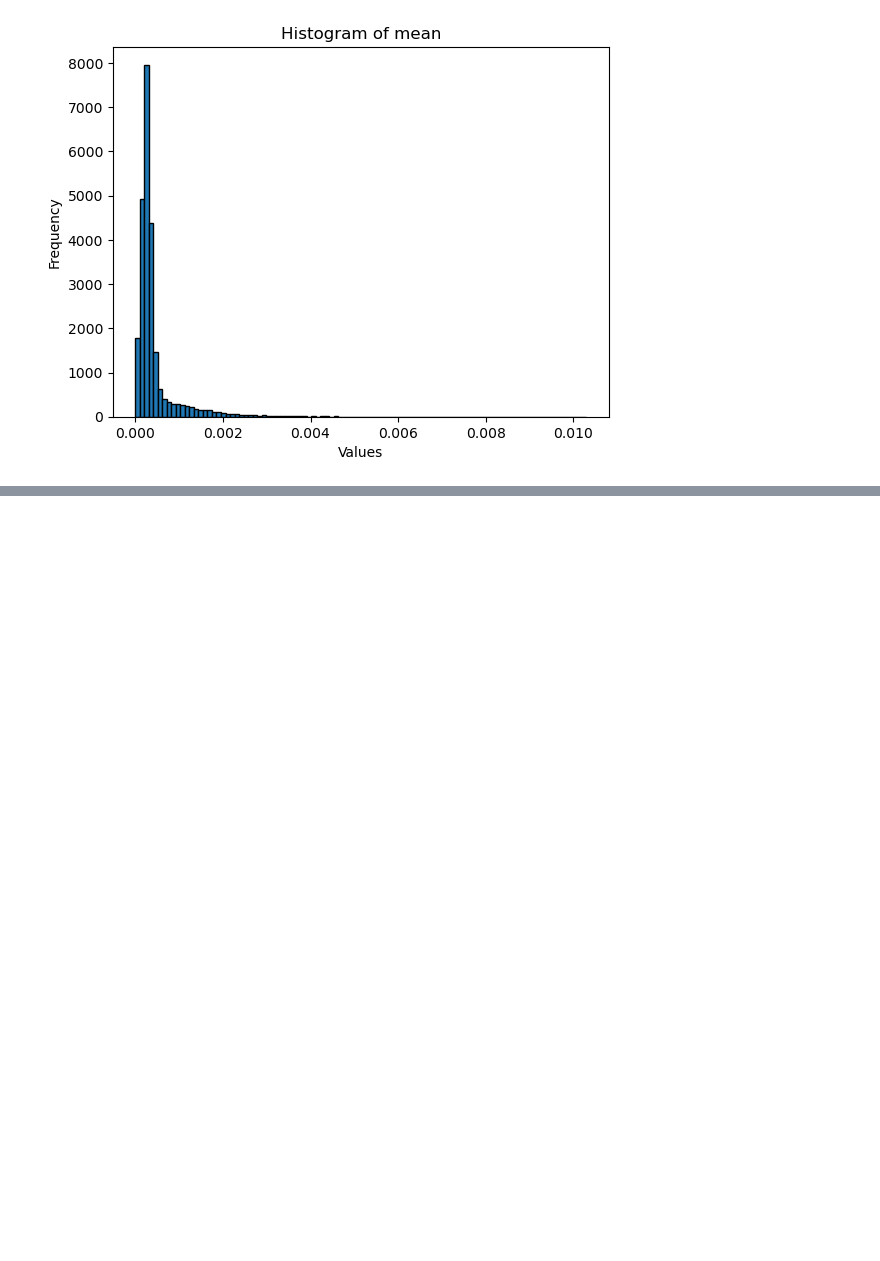
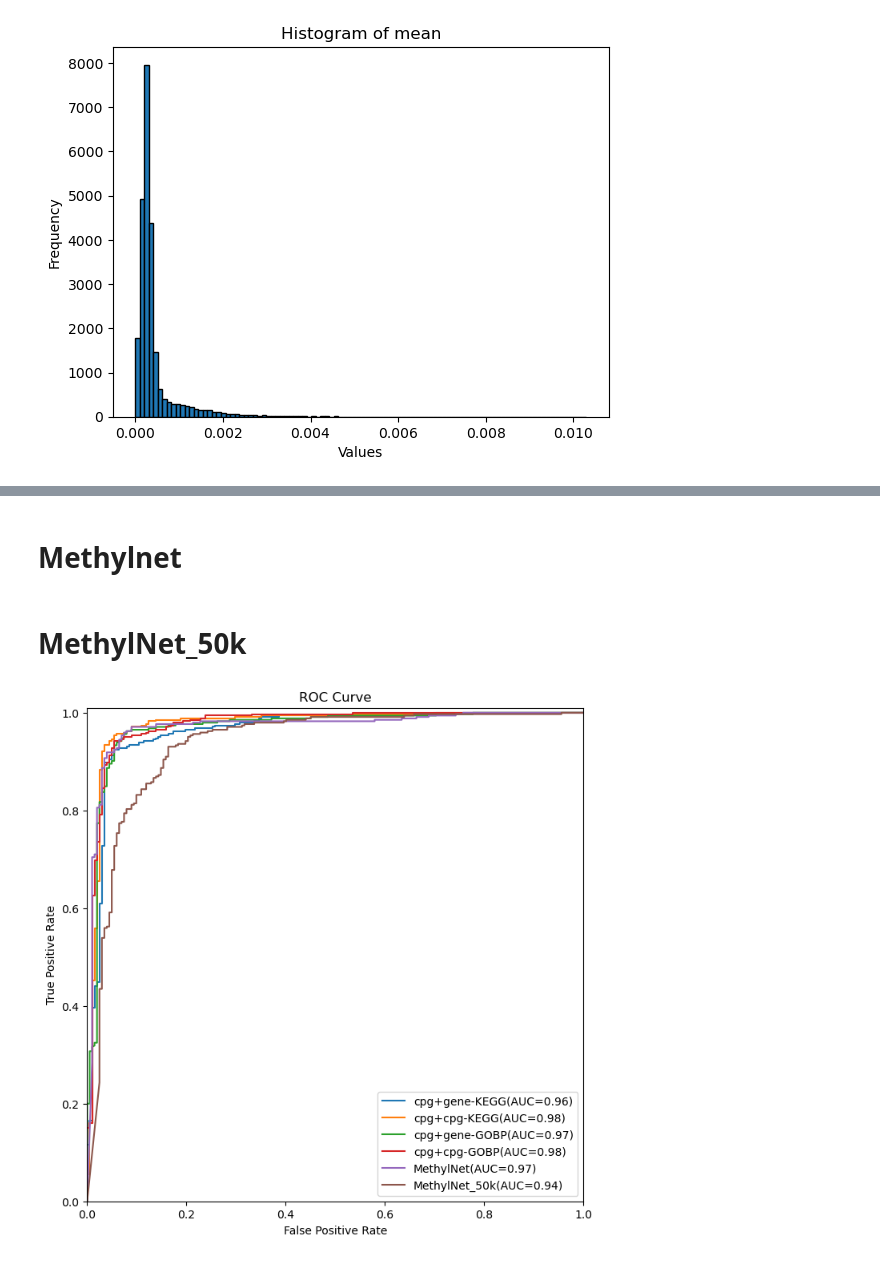
Before and after one commit to cloudmacchiato/dlmethylation, a Jupyter notebook: method/visualization.ipynb, the cells around one changed output, grey strips where cells are left out. Cells and saved outputs as stored; diff of their text form; code cells hidden in the pictures; blank space fills up the shorter version.

```diff
--- a/method/visualization.ipynb
+++ b/method/visualization.ipynb
@@ -424,3 +425,10 @@ for k in feat_imp.columns[2:]:
 [figure]
 [figure]
 [figure]
+# %%
+def softmax(x):
+    # Subtract the maximum value from each element for numerical stability
+    x_exp = np.exp(x - np.max(x, axis=1, keepdims=True))
+
+    # Calculate the softmax probabilities
+    return x_exp / np.sum(x_exp, axis=1, keepdims=True)
@@ -426,0 +493,2 @@ for k in feat_imp.columns[2:]:
+# %% [markdown]
+# Methylnet
@@ -426,0 +508,57 @@ for k in feat_imp.columns[2:]:
+# %% [markdown]
+# MethylNet_50k
+# %%
+y_true = []
+y_prob = []
+for i in range(1,6):
+    filename = f'../../methylnet_50k/fold{i}/predictions/results.p'
+    with open(filename, 'rb') as file:
+        results = pickle.load(file)
+    true = list(results['test']['y_true'][:,1])
+    prob = list(softmax(results['test']['y_pred'])[:,1])
+    y_prob = y_prob + prob
+    y_true = y_true + true
+result6 = [y_true, y_prob]
+dic.update({"result6":result6})
+# %%
+# Compute ROC curve and ROC area for each class
+fpr1, tpr1, _ = roc_curve(result1[0], result1[1])
+roc_auc1 = auc(fpr1, tpr1)
+
+fpr2, tpr2, _ = roc_curve(result2[0], result2[1])
+roc_auc2 = auc(fpr2, tpr2)
+
+fpr3, tpr3, _ = roc_curve(result3[0], result3[1])
+roc_auc3 = auc(fpr3, tpr3)
+
+fpr3, tpr3, _ = roc_curve(result3[0], result3[1])
+roc_auc3 = auc(fpr3, tpr3)
+
+fpr4, tpr4, _ = roc_curve(result4[0], result4[1])
+roc_auc4 = auc(fpr4, tpr4)
+
+fpr5, tpr5, _ = roc_curve(result5[0], result5[1])
+roc_auc5 = auc(fpr5, tpr5)
+
+fpr6, tpr6, _ = roc_curve(result6[0], result6[1])
+roc_auc6 = auc(fpr6, tpr6)
+
+# Plot ROC curves
+plt.figure(figsize=(8, 8))
+
+plt.plot(fpr1, tpr1, label=f'cpg+gene-KEGG(AUC={roc_auc1:.2f})')
+plt.plot(fpr2, tpr2, label=f'cpg+cpg-KEGG(AUC={roc_auc2:.2f})')
+plt.plot(fpr3, tpr3, label=f'cpg+gene-GOBP(AUC={roc_auc3:.2f})')
+plt.plot(fpr4, tpr4, label=f'cpg+cpg-GOBP(AUC={roc_auc4:.2f})')
+plt.plot(fpr5, tpr5, label=f'MethylNet(AUC={roc_auc5:.2f})')
+plt.plot(fpr6, tpr6, label=f'MethylNet_50k(AUC={roc_auc6:.2f})')
+
+plt.xlim([0.0, 1.0])
+plt.ylim([0.0, 1.01])
+plt.xlabel('False Positive Rate')
+plt.ylabel('True Positive Rate')
+plt.title('ROC Curve')
+plt.legend(loc='lower right')
+plt.savefig('IPF_ROC.pdf',format="pdf")
+# %% [output]
+[figure, added]
```
Also changed, not shown: parts of 14 cells of this notebook, 6 other files.
